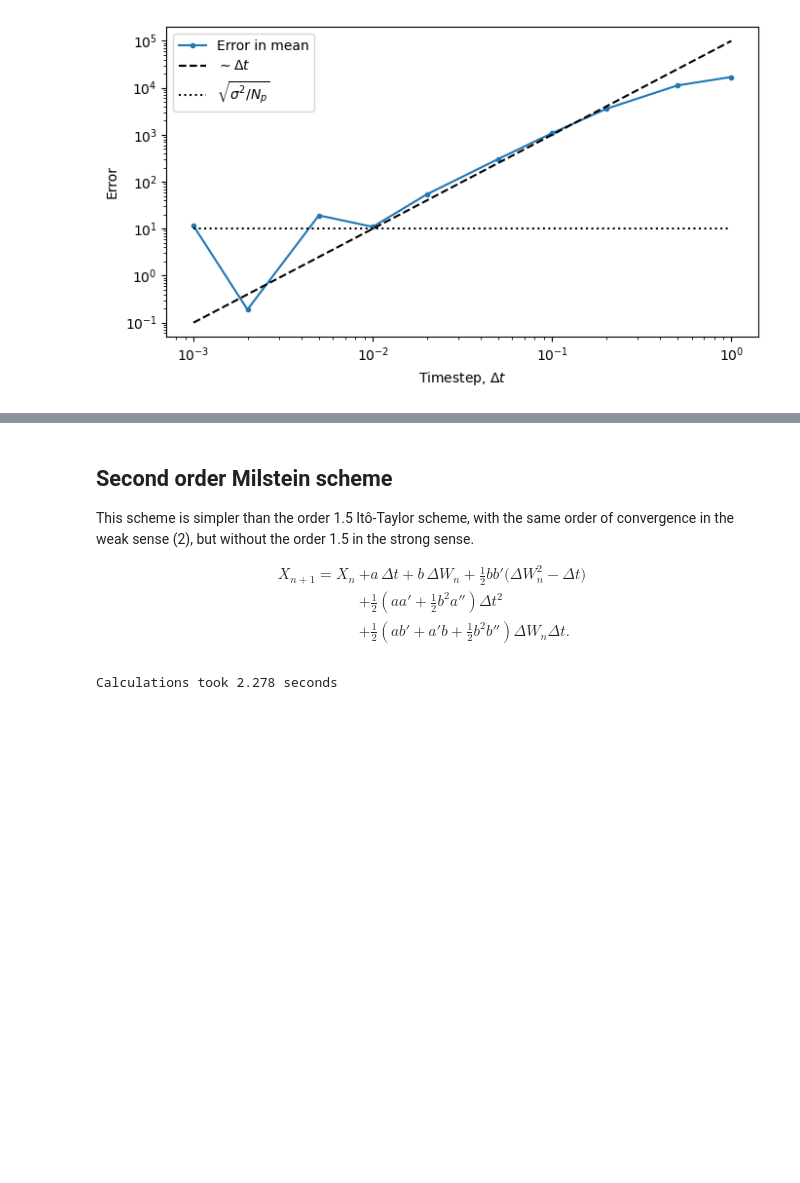
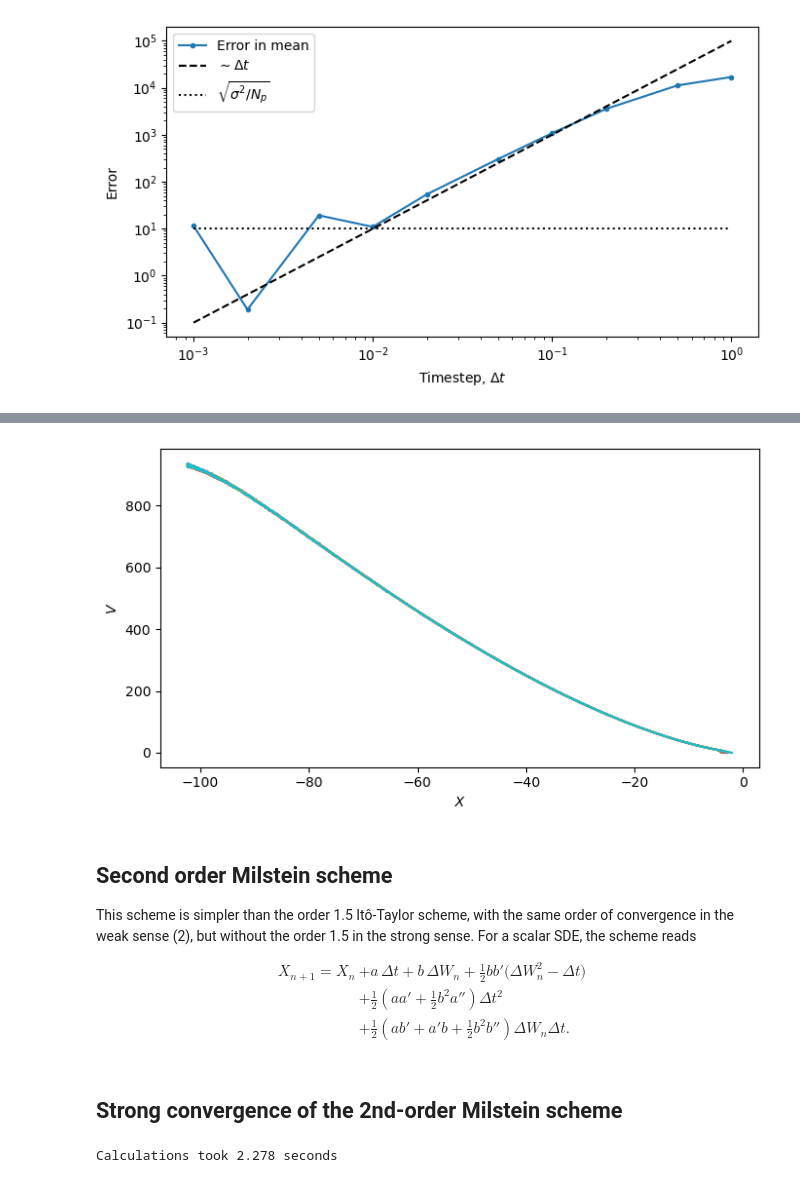
Before and after one commit to nordam/FY8503, a Jupyter notebook: notebooks/04 - Higher-order SDE methods.ipynb, the cells around one changed output, grey strips where cells are left out. Cells and saved outputs as stored; diff of their text form; code cells hidden in the pictures; blank space fills up the shorter version.

```diff
--- a/notebooks/04 - Higher-order SDE methods.ipynb
+++ b/notebooks/04 - Higher-order SDE methods.ipynb
@@ -440,7 +576,54 @@ plt.tight_layout()
+# %%
+def a(X, t):
+    # Here, X has shape (2, Np)
+    # with X[0,:] being X in the equations above,
+    # and X[1,:] being V in the equations above.
+    alpha = 1.0
+    dX = np.zeros_like(X)
+    dX[0,:] = X[1,:]
+    dX[1,:] = X[0,:]*(alpha - X[0,:]**2) - X[1,:]
+    return dX
+
+def b(X, t):
+    # Here, X has shape (2, Np)
+    # with X[0,:] being X in the equations above,
+    # and X[1,:] being V in the equations above.
+    sigma = 0.2
+    dX = np.zeros_like(X)
+    dX[1,:] = sigma*X[0,:]
+    return dX
+
+
+# Several initial values leads to several solutions
+Np = 10
+X0 = np.zeros((2, Np))
+X0[0,:] = np.linspace(-4, -2, Np)
+# Integration time
+Tmax = 10
+# timestep
+dt = 0.001
+
+# Pre-generate Np identical realisations of a Wiener process
+Nt = int(Tmax/dt) + 1
+t = np.linspace(0, Tmax, Nt)
+#W = np.zeros((Nt, Np))
+#W[1:,:] = np.cumsum(np.random.normal(loc=0, scale=np.sqrt(dt), size=Nt-1))[:,None]
+
+X_EM = solve_SDE(X0, Tmax, dt, a, b, milstein_DvdP)
+# %%
+fig = plt.figure(figsize=(7,4))
+for i in range(X_EM.shape[-1]):
+    plt.plot(X_EM[:,0,i], X_EM[:,1,i])
+
+plt.xlabel('$X$')
+plt.ylabel('$V$')
+plt.tight_layout()
+# %% [output]
+[figure, added]
 # %% [markdown]
 ## Second order Milstein scheme
 
-This scheme is simpler than the order 1.5 Itô-Taylor scheme, with the same order of convergence in the weak sense (2), but without the order 1.5 in the strong sense.
+This scheme is simpler than the order 1.5 Itô-Taylor scheme, with the same order of convergence in the weak sense (2), but without the order 1.5 in the strong sense. For a scalar SDE, the scheme reads
 
 \begin{align}
 X_{n+1} = X_n &+ a \, \Delta t + b \, \Delta W_n + \frac{1}{2}b b'\big( \Delta W_n^2 - \Delta t\big) \\
@@ -475,6 +658,8 @@ def milstein2(X, t, dt, a, b, dW=None):
             )
 
     return X_new
+# %% [markdown]
+## Strong convergence of the 2nd-order Milstein scheme
 # %%
 Np = 1000 # Number of realisations
 
```
Also changed, not shown: parts of 8 cells of this notebook, 5 other files.
